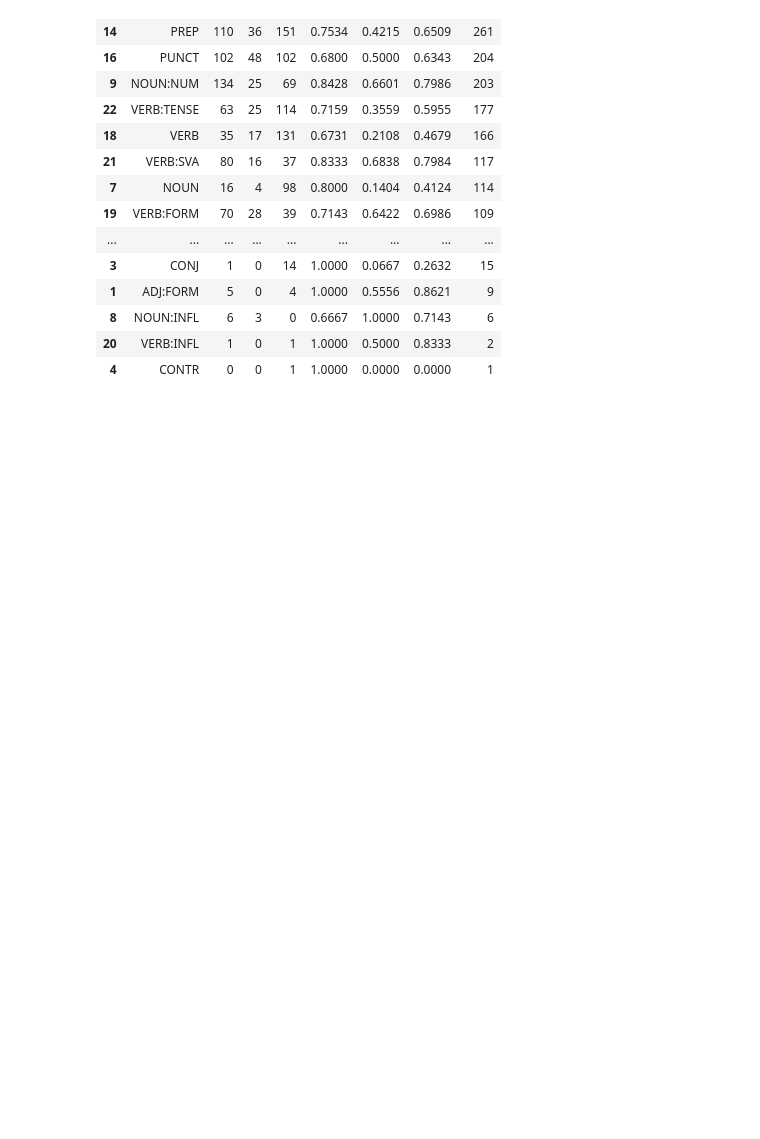
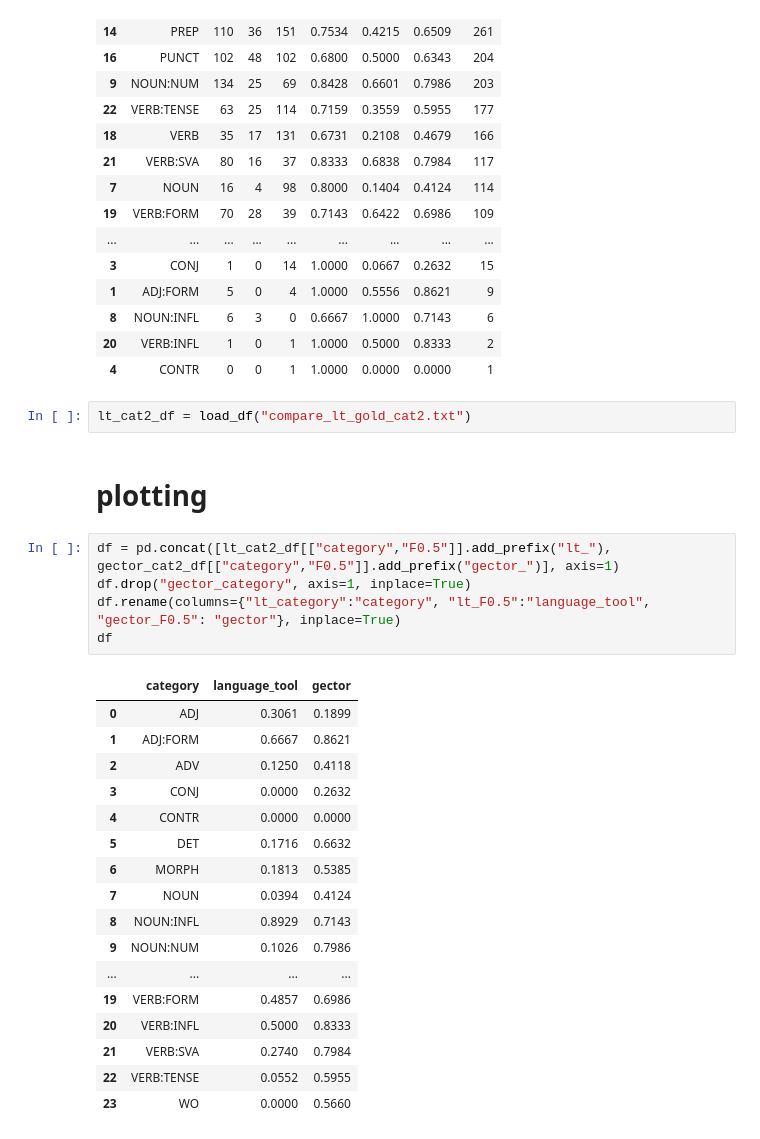
Before and after one commit to jacqle/gec-improvements, a Jupyter notebook: src/cat_analysis/categories_errors.ipynb, the cells around one changed output. Drawn from its saved outputs; the diff is of its cells as text; blank space fills up the shorter version.

```diff
--- a/src/cat_analysis/categories_errors.ipynb
+++ b/src/cat_analysis/categories_errors.ipynb
@@ -64,3 +63,30 @@ gector_cat2_df.sort_values("total", ascending=False)
 | 8 | NOUN:INFL | 6 | 3 | 0 | 0.6667 | 1.0000 | 0.7143 | 6 |
 | 20 | VERB:INFL | 1 | 0 | 1 | 1.0000 | 0.5000 | 0.8333 | 2 |
 | 4 | CONTR | 0 | 0 | 1 | 1.0000 | 0.0000 | 0.0000 | 1 |
+# %%
+lt_cat2_df = load_df("compare_lt_gold_cat2.txt")
+# %% [markdown]
+# plotting
+# %%
+df = pd.concat([lt_cat2_df[["category","F0.5"]].add_prefix("lt_"), gector_cat2_df[["category","F0.5"]].add_prefix("gector_")], axis=1)
+df.drop("gector_category", axis=1, inplace=True)
+df.rename(columns={"lt_category":"category", "lt_F0.5":"language_tool", "gector_F0.5": "gector"}, inplace=True)
+df
+# %% [output]
+|  | category | language_tool | gector |
+| 0 | ADJ | 0.3061 | 0.1899 |
+| 1 | ADJ:FORM | 0.6667 | 0.8621 |
+| 2 | ADV | 0.1250 | 0.4118 |
+| 3 | CONJ | 0.0000 | 0.2632 |
+| 4 | CONTR | 0.0000 | 0.0000 |
+| 5 | DET | 0.1716 | 0.6632 |
+| 6 | MORPH | 0.1813 | 0.5385 |
+| 7 | NOUN | 0.0394 | 0.4124 |
+| 8 | NOUN:INFL | 0.8929 | 0.7143 |
+| 9 | NOUN:NUM | 0.1026 | 0.7986 |
+| ... | ... | ... | ... |
+| 19 | VERB:FORM | 0.4857 | 0.6986 |
+| 20 | VERB:INFL | 0.5000 | 0.8333 |
+| 21 | VERB:SVA | 0.2740 | 0.7984 |
+| 22 | VERB:TENSE | 0.0552 | 0.5955 |
+| 23 | WO | 0.0000 | 0.5660 |
```
Also changed, not shown: parts of 4 cells of this notebook.
